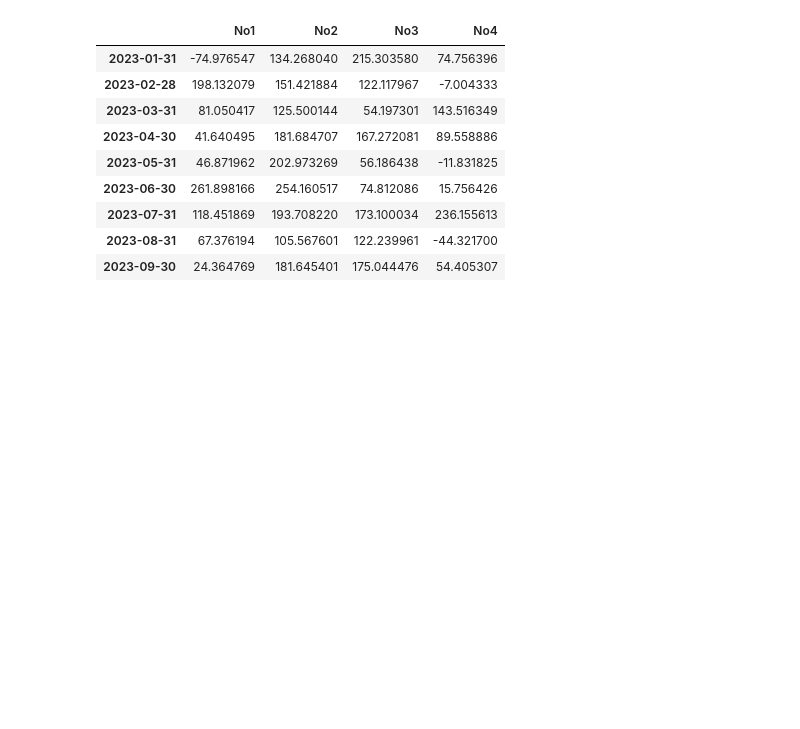
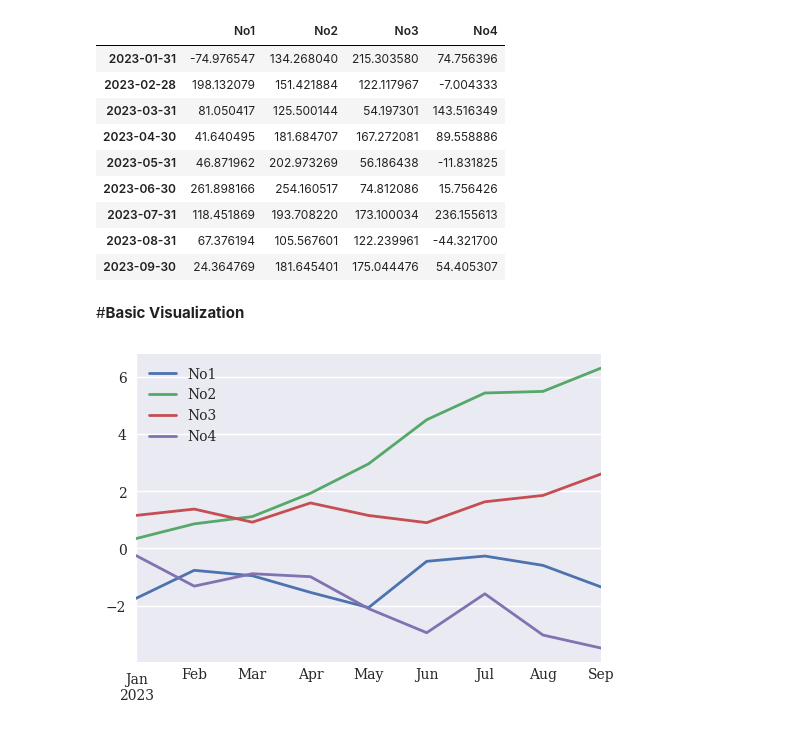
Before and after one commit to Saifullah785/python-for-finance-notes, a Jupyter notebook: Chapter_05_Data_Analysis_with_pandas/Chapter_05_Data_Analysis_with_pandas.ipynb, the cells around one changed output. Saved outputs shown, nothing was run; the diff lists cells and outputs as text; code cells hidden in the pictures; blank space fills up the shorter version.

Commit message:
Created using Colab while practicing code on a section of the Series Class and Basic Visualization

```diff
--- a/Chapter_05_Data_Analysis_with_pandas/Chapter_05_Data_Analysis_with_pandas.ipynb
+++ b/Chapter_05_Data_Analysis_with_pandas/Chapter_05_Data_Analysis_with_pandas.ipynb
@@ -441,3 +441,18 @@ dtype: float64
 | 2023-07-31 | 118.451869 | 193.708220 | 173.100034 | 236.155613 |
 | 2023-08-31 | 67.376194 | 105.567601 | 122.239961 | -44.321700 |
 | 2023-09-30 | 24.364769 | 181.645401 | 175.044476 | 54.405307 |
+# %% [markdown]
+#**Basic Visualization**
+# %%
+from pylab import plt, mpl
+# Set the style for the plots
+plt.style.use('seaborn-v0_8')
+# Set the font family for the plots
+mpl.rcParams['font.family'] = 'serif'
+# Configure inline backend for SVG format
+%config inlineBackend.figure_format = 'svg'
+# %%
+# Plot the cumulative sum of the DataFrame
+df.cumsum().plot(lw=2.0, figsize=(6, 4));
+# %% [output]
+[figure, added]
```
Also changed, not shown: parts of 11 cells of this notebook.
